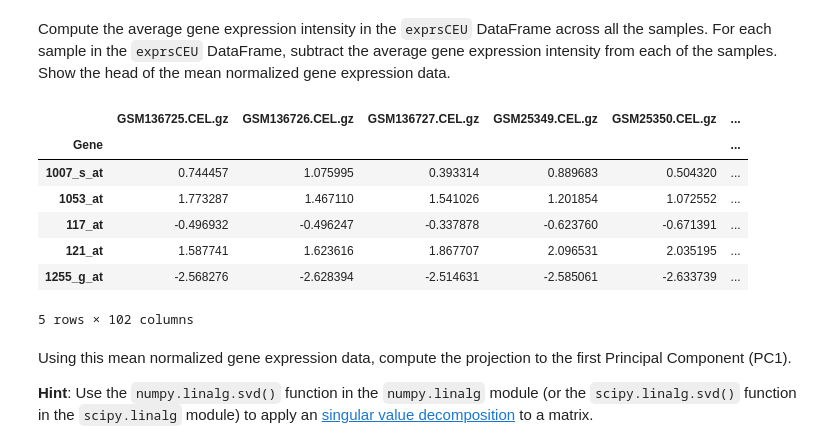
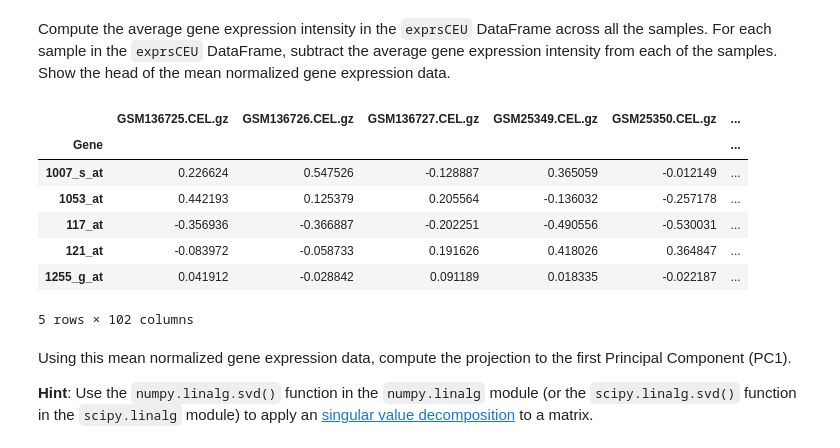
Before and after one commit to achanblard/cs109-hw, a Jupyter notebook: HW2.ipynb, the cells around one changed output. Cells and saved outputs as stored; diff of their text form; code cells hidden in the pictures.

```diff
--- a/HW2.ipynb
+++ b/HW2.ipynb
@@ -191,3 +191,8 @@ date         datetime64[ns]
 filename             object
 sex                  object
 dtype: object
+# %%
+#implementation with a map
+sortedsampleinfo['year'] = map(lambda x: x.year,sortedsampleinfo['date'] )
+sortedsampleinfo['month'] = map(lambda x: x.month,sortedsampleinfo['date'] )
+sortedsampleinfo.head()
@@ -213,7 +226,9 @@ Convert the dates in the `date` column from the `sampleinfo` table into days sin
 #define the origin date
 origin = dt.datetime(year=2002, month=10, day=31)
 #create the new elapsed column
-sortedsampleinfo['elapsedInDays'] = sortedsampleinfo['date'].apply(lambda f: f - origin)
+sortedsampleinfo['elapsedInDays'] = sortedsampleinfo['date'].apply(lambda f: (f - origin).days)
+#implementation with map
+#sampleinfo["elapsedInDays"] = map(lambda x: (x - oct31).days, sampleinfo.date)
 sortedsampleinfo.head()
 # %% [output]
 |  | ethnicity | date | filename | sex | year | month | elapsedInDays |
@@ -279,17 +294,18 @@ True
 Compute the average gene expression intensity in the `exprsCEU` DataFrame across all the samples. For each sample in the `exprsCEU` DataFrame, subtract the average gene expression intensity from each of the samples. Show the head of the mean normalized gene expression data.
 # %%
 #normalize the dataframe
-normalizexpresCEU = exprsCEU.apply(lambda f: f - f.mean())
+#normalizexpresCEU = exprsCEU.apply(lambda f: f - f.mean()) this one does not work as it removes the mean on each column
+normalizexpresCEU = exprsCEU.apply(lambda f: f - exprsCEU.mean(axis=1), axis=0)
 normalizexpresCEU.head()
 #normalizexpresCEU.shape
 # %% [output]
 |  | GSM136725.CEL.gz | GSM136726.CEL.gz | GSM136727.CEL.gz | GSM25349.CEL.gz | GSM25350.CEL.gz | ... |
 | Gene |  |  |  |  |  | ... |
-| 1007_s_at | 0.744457 | 1.075995 | 0.393314 | 0.889683 | 0.504320 | ... |
-| 1053_at | 1.773287 | 1.467110 | 1.541026 | 1.201854 | 1.072552 | ... |
-| 117_at | -0.496932 | -0.496247 | -0.337878 | -0.623760 | -0.671391 | ... |
-| 121_at | 1.587741 | 1.623616 | 1.867707 | 2.096531 | 2.035195 | ... |
-| 1255_g_at | -2.568276 | -2.628394 | -2.514631 | -2.585061 | -2.633739 | ... |
+| 1007_s_at | 0.226624 | 0.547526 | -0.128887 | 0.365059 | -0.012149 | ... |
+| 1053_at | 0.442193 | 0.125379 | 0.205564 | -0.136032 | -0.257178 | ... |
+| 117_at | -0.356936 | -0.366887 | -0.202251 | -0.490556 | -0.530031 | ... |
+| 121_at | -0.083972 | -0.058733 | 0.191626 | 0.418026 | 0.364847 | ... |
+| 1255_g_at | 0.041912 | -0.028842 | 0.091189 | 0.018335 | -0.022187 | ... |
 5 rows × 102 columns
 # %% [markdown]
 Using this mean normalized gene expression data, compute the projection to the first Principal Component (PC1).
```
Also changed, not shown: parts of 21 cells of this notebook.
